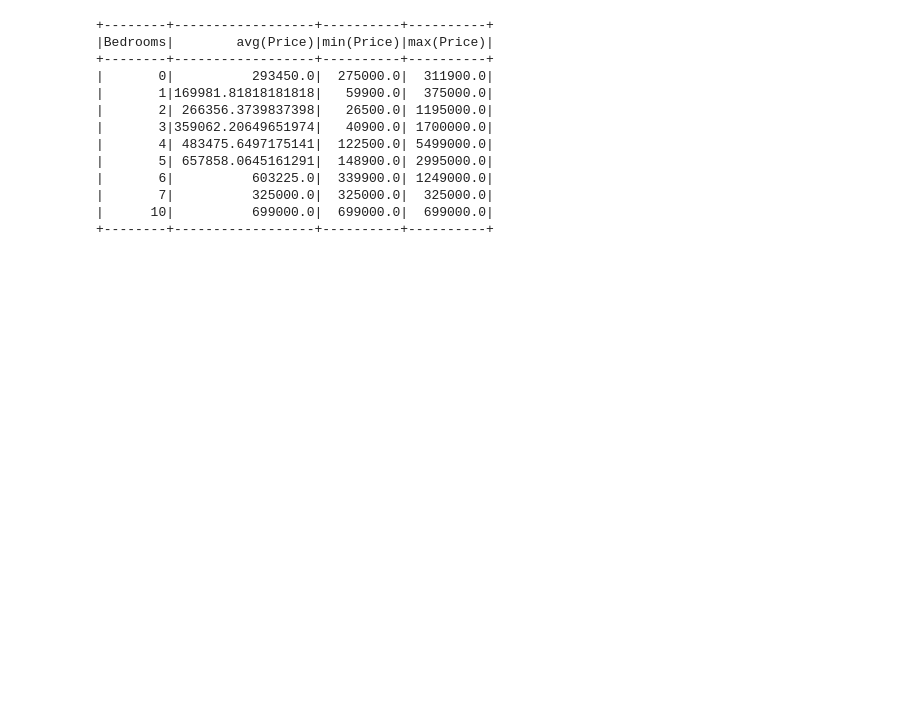
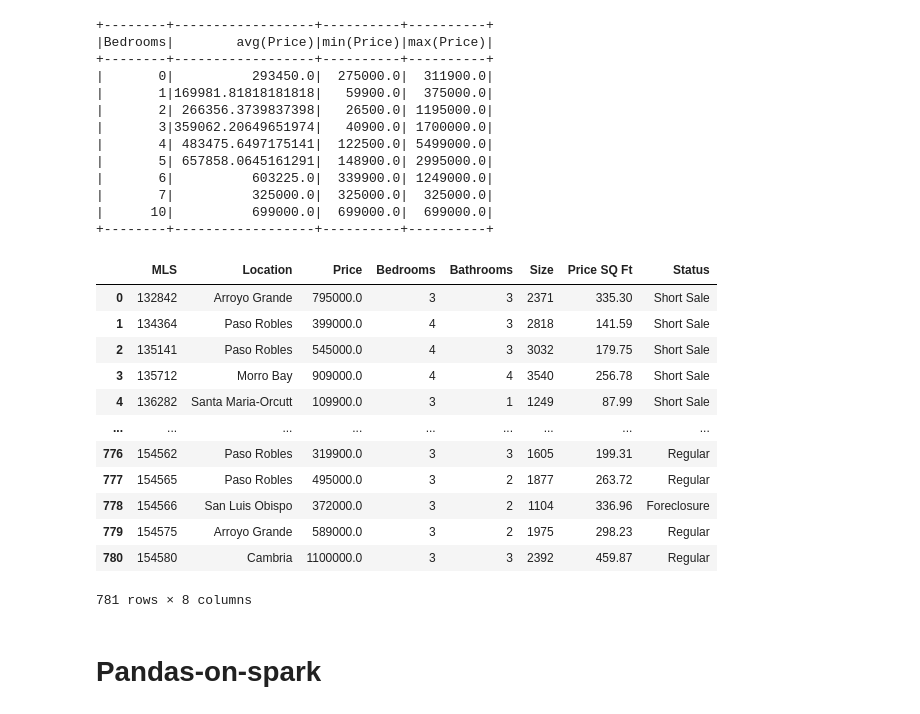
Before and after one commit to jpbarddal/jpbarddal.github.io, a Jupyter notebook: assets/data/bigdata/dttd/dttd_spark_26_abril_2023.ipynb, the cells around one changed output. Saved outputs shown, nothing was run; the diff lists cells and outputs as text; code cells hidden in the pictures; blank space fills up the shorter version.

```diff
--- a/assets/data/bigdata/dttd/dttd_spark_26_abril_2023.ipynb
+++ b/assets/data/bigdata/dttd/dttd_spark_26_abril_2023.ipynb
@@ -439,3 +463,24 @@ spark.sql(query).show(10)
 #            casas com 4 quartos?
 # 4- Qual é o preço médio das casas de acordo
 #            com a quantidade de quartos?
+# %%
+# o comando abaixo não usa o pandas dentro do spark
+# na pratica, estamos tirando os dados do spark
+# e jogando em um computador unico
+df.toPandas()
+# %% [output]
+|  | MLS | Location | Price | Bedrooms | Bathrooms | Size | Price SQ Ft | Status |
+| 0 | 132842 | Arroyo Grande | 795000.0 | 3 | 3 | 2371 | 335.30 | Short Sale |
+| 1 | 134364 | Paso Robles | 399000.0 | 4 | 3 | 2818 | 141.59 | Short Sale |
+| 2 | 135141 | Paso Robles | 545000.0 | 4 | 3 | 3032 | 179.75 | Short Sale |
+| 3 | 135712 | Morro Bay | 909000.0 | 4 | 4 | 3540 | 256.78 | Short Sale |
+| 4 | 136282 | Santa Maria-Orcutt | 109900.0 | 3 | 1 | 1249 | 87.99 | Short Sale |
+| ... | ... | ... | ... | ... | ... | ... | ... | ... |
+| 776 | 154562 | Paso Robles | 319900.0 | 3 | 3 | 1605 | 199.31 | Regular |
+| 777 | 154565 | Paso Robles | 495000.0 | 3 | 2 | 1877 | 263.72 | Regular |
+| 778 | 154566 | San Luis Obispo | 372000.0 | 3 | 2 | 1104 | 336.96 | Foreclosure |
+| 779 | 154575 | Arroyo Grande | 589000.0 | 3 | 2 | 1975 | 298.23 | Regular |
+| 780 | 154580 | Cambria | 1100000.0 | 3 | 3 | 2392 | 459.87 | Regular |
+781 rows × 8 columns
+# %% [markdown]
+# Pandas-on-spark
```
Also changed, not shown: parts of 24 cells of this notebook, 2 other files.
